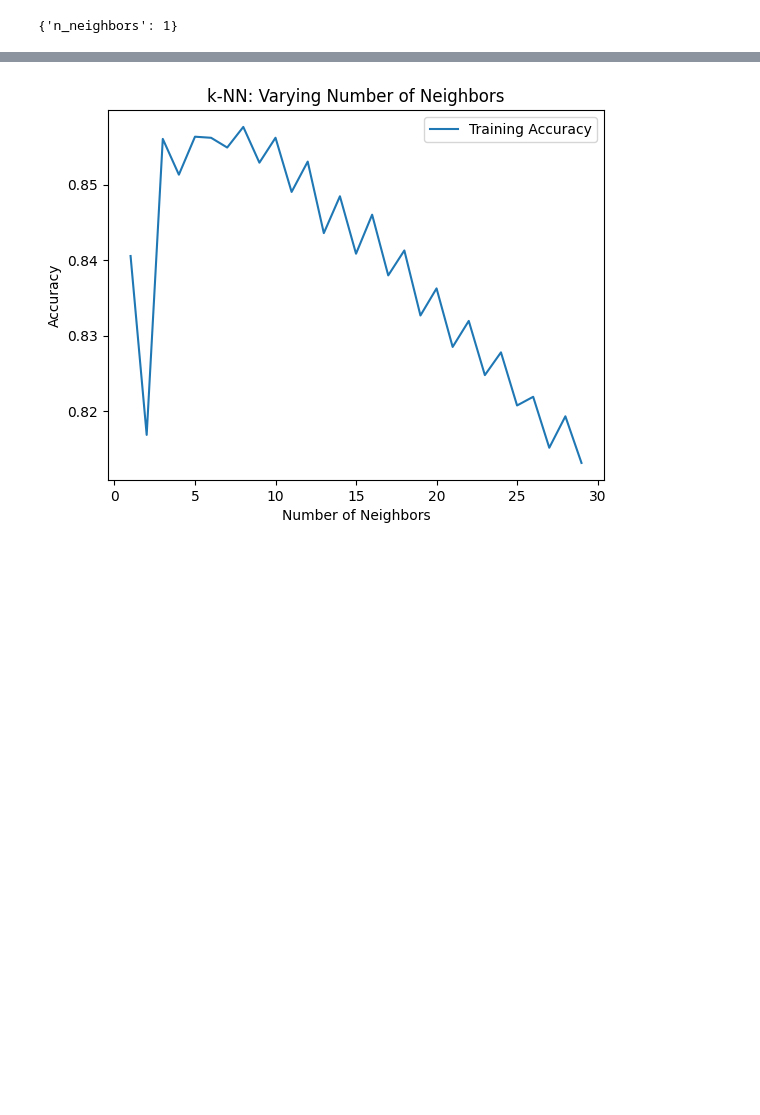
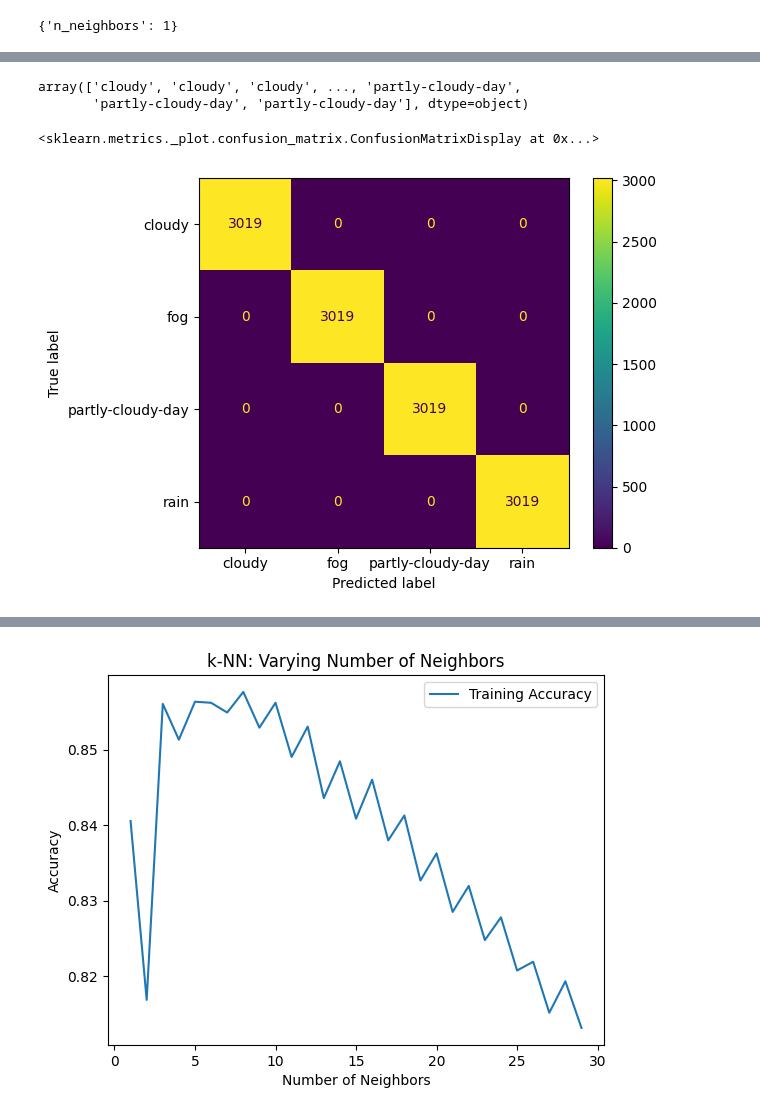
Before and after one commit to haziqfaiz-mmu/data-mining-project, a Jupyter notebook: Clustering.ipynb, the cells around one changed output, grey strips where cells are left out. Cells and saved outputs as stored; diff of their text form; code cells hidden in the pictures; blank space fills up the shorter version.

```diff
--- a/Clustering.ipynb
+++ b/Clustering.ipynb
@@ -153,0 +154,12 @@ knn_gscv.best_score_
+# %%
+y_pred = knn_gscv.best_estimator_.predict(X)
+y_pred
+# %% [output]
+array(['cloudy', 'cloudy', 'cloudy', ..., 'partly-cloudy-day',
+       'partly-cloudy-day', 'partly-cloudy-day'], dtype=object)
+# %%
+from sklearn.metrics import plot_confusion_matrix, roc_curve, precision_recall_curve
+plot_confusion_matrix(knn_gscv.best_estimator_, X, y)
+# %% [output]
+<sklearn.metrics._plot.confusion_matrix.ConfusionMatrixDisplay at 0x...>
+[figure, added]
```
Also changed, not shown: parts of 4 cells of this notebook, 9 other files.
